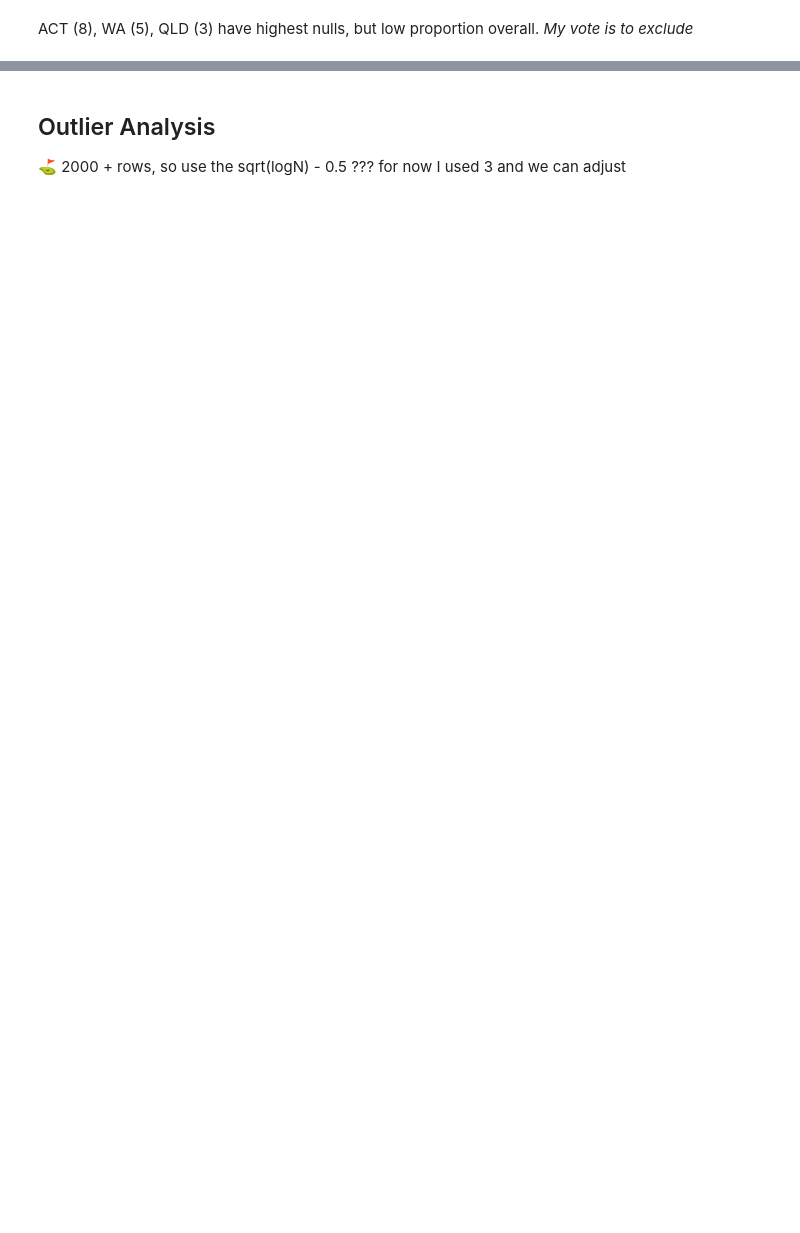
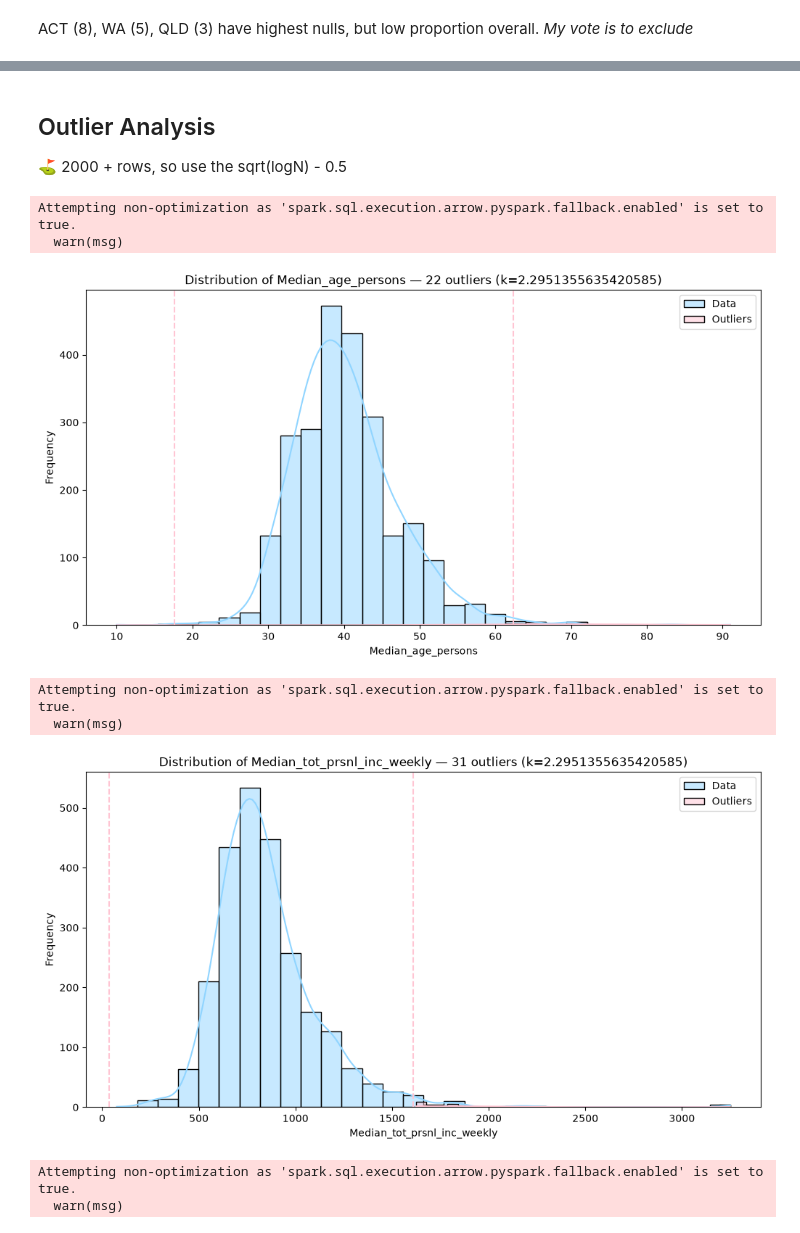
Before and after one commit to cat-vg19/project-2-group-buy-now-pay-later-industry-project-21, a Jupyter notebook: pre-pro-external.ipynb, the cells around one changed output, grey strips where cells are left out. Cells and saved outputs as stored; diff of their text form; code cells hidden in the pictures; blank space fills up the shorter version.

```diff
--- a/pre-pro-external.ipynb
+++ b/pre-pro-external.ipynb
@@ -95,26 +149,39 @@ ACT (8), WA (5), QLD (3) have highest nulls, but low proportion overall.
 # %% [markdown]
 ## Outlier Analysis
 
-⛳️ 2000 + rows, so use the sqrt(logN) - 0.5 ??? for now I used 3 and we can adjust
+⛳️ 2000 + rows, so use the sqrt(logN) - 0.5
 # %%
 # Helper functions to identify and visualise outliers using the IQR method (threshold = 3)
+import math
+threshold = math.sqrt(math.log(2472)) - 0.5
 
-def iqr_outliers(df, column, threshold=3):
-    Q1 = df[column].quantile(0.25)
-    Q3 = df[column].quantile(0.75)
-    IQR = Q3 - Q1
-    lower_bound = Q1 - threshold * IQR
-    upper_bound = Q3 + threshold * IQR
-    outliers = df[(df[column] < lower_bound) | (df[column] > upper_bound)]
-    return outliers
+def iqr_bounds(df, col, k=3.0):
+    q1, q3 = df.approxQuantile(col, [0.25, 0.75], 0.0)   # distributed quantiles
+    iqr = q3 - q1
+    return q1 - k * iqr, q3 + k * iqr
 
-def plot_distribution_with_outliers(df, column):
-    outliers = iqr_outliers(df, column)
+def plot_distribution_with_outliers(df, col, k=3.0):
+    lo, hi = iqr_bounds(df, col, k)
+    pdf = df.select(col).dropna().toPandas()             # small (~2.5k rows) -> safe to collect
+    out = pdf[(pdf[col] < lo) | (pdf[col] > hi)]
     plt.figure(figsize=(12, 6))
-    sns.histplot(df[column], bins=30, kde=True, color='blue', label='Data')
-    sns.histplot(outliers[column], bins=30, kde=True, color='red', label='Outliers')
-    plt.title(f'Distribution of {column} with Outliers Highlighted')
-    plt.xlabel(column)
-    plt.ylabel('Frequency')
-    plt.legend()
+    sns.histplot(pdf[col], bins=30, kde=True, color="#90D5FF", label="Data")
+    if len(out):
+        sns.histplot(out[col], bins=30, kde=True, color="#FFC5D3", label="Outliers")
+    plt.axvline(lo, color="#FFC5D3", ls="--"); plt.axvline(hi, color="#FFC5D3", ls="--")
+    plt.title(f"Distribution of {col} — {len(out)} outliers (k={k})")
+    plt.xlabel(col); plt.ylabel("Frequency"); plt.legend()
     plt.show()
+
+relevant_cols = ["Median_age_persons", "Median_tot_prsnl_inc_weekly", "Median_tot_fam_inc_weekly"]
+for col in relevant_cols:
+    plot_distribution_with_outliers(sa2, col, k=threshold)
+# %% [output]
+Attempting non-optimization as 'spark.sql.execution.arrow.pyspark.fallback.enabled' is set to true.
+  warn(msg)
+[figure, added]
+Attempting non-optimization as 'spark.sql.execution.arrow.pyspark.fallback.enabled' is set to true.
+  warn(msg)
+[figure, added]
+Attempting non-optimization as 'spark.sql.execution.arrow.pyspark.fallback.enabled' is set to true.
+  warn(msg)
```
Also changed, not shown: parts of 24 cells of this notebook.
